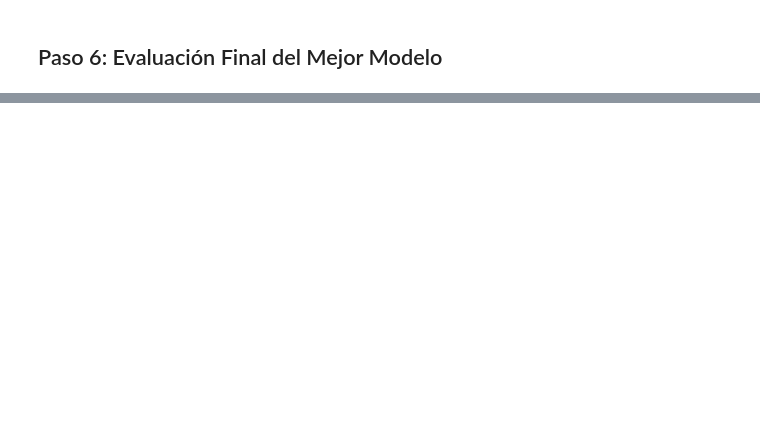
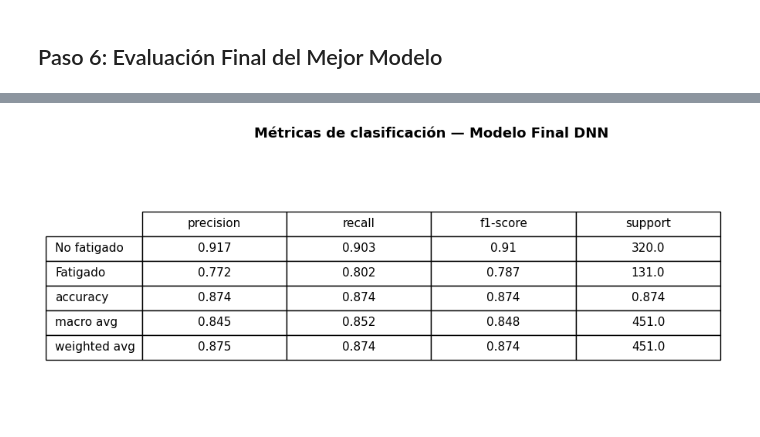
Before and after one commit to Alejoso/Taller2-Intro-IA, a Jupyter notebook: Problema1.ipynb, the cells around one changed output, grey strips where cells are left out. Drawn from its saved outputs; the diff is of its cells as text; code cells hidden in the pictures; blank space fills up the shorter version.

```diff
--- a/Problema1.ipynb
+++ b/Problema1.ipynb
@@ -1076,0 +1134,28 @@ En general, la DNN es el modelo que mejor equilibra aprendizaje y generalizació
+# %%
+
+
+report = classification_report(y_test, y_pred_final,
+                                target_names=['No fatigado', 'Fatigado'],
+                                output_dict=True)
+
+df_report = pd.DataFrame(report).transpose()
+
+fig, ax = plt.subplots(figsize=(10, 4))
+ax.axis('off')
+tabla = ax.table(
+    cellText  = df_report.round(3).values,
+    rowLabels = df_report.index,
+    colLabels = df_report.columns,
+    cellLoc   = 'center',
+    loc       = 'center'
+)
+tabla.auto_set_font_size(False)
+tabla.set_fontsize(11)
+tabla.scale(1.4, 1.8)
+
+plt.title('Métricas de clasificación — Modelo Final DNN',
+          fontsize=13, fontweight='bold', pad=20)
+plt.tight_layout()
+plt.show()
+# %% [output]
+[figure, added]
```
Also changed, not shown: parts of 27 cells of this notebook, 1 other file.
